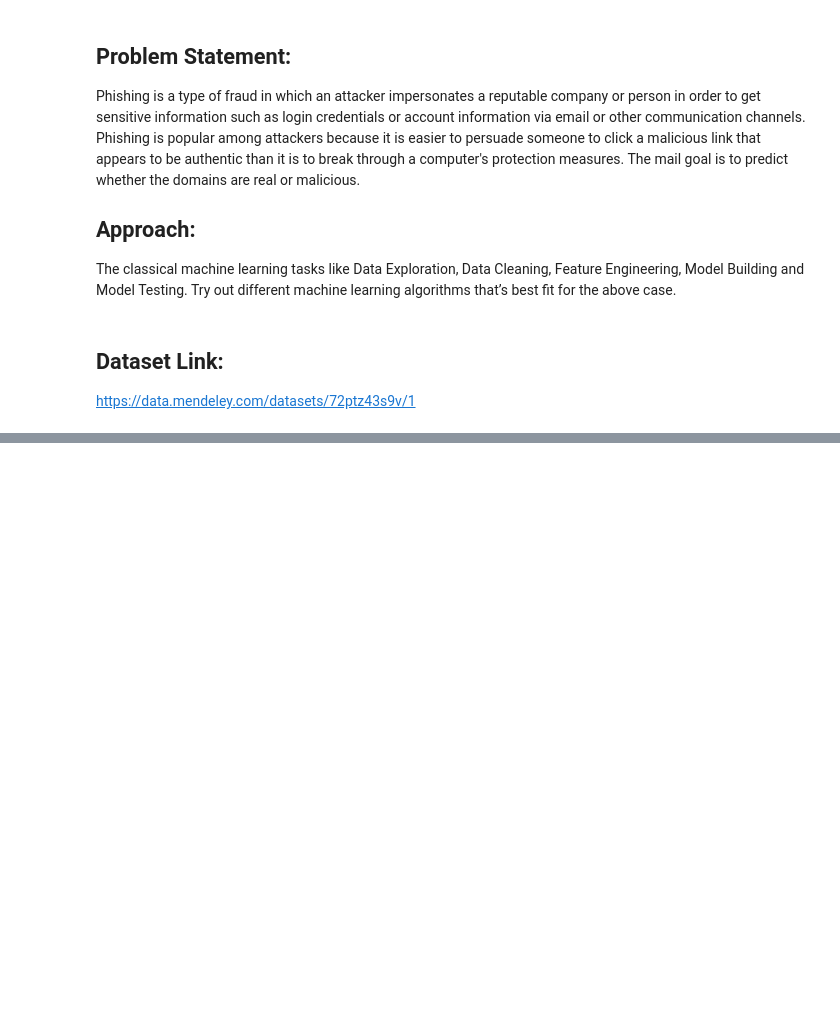
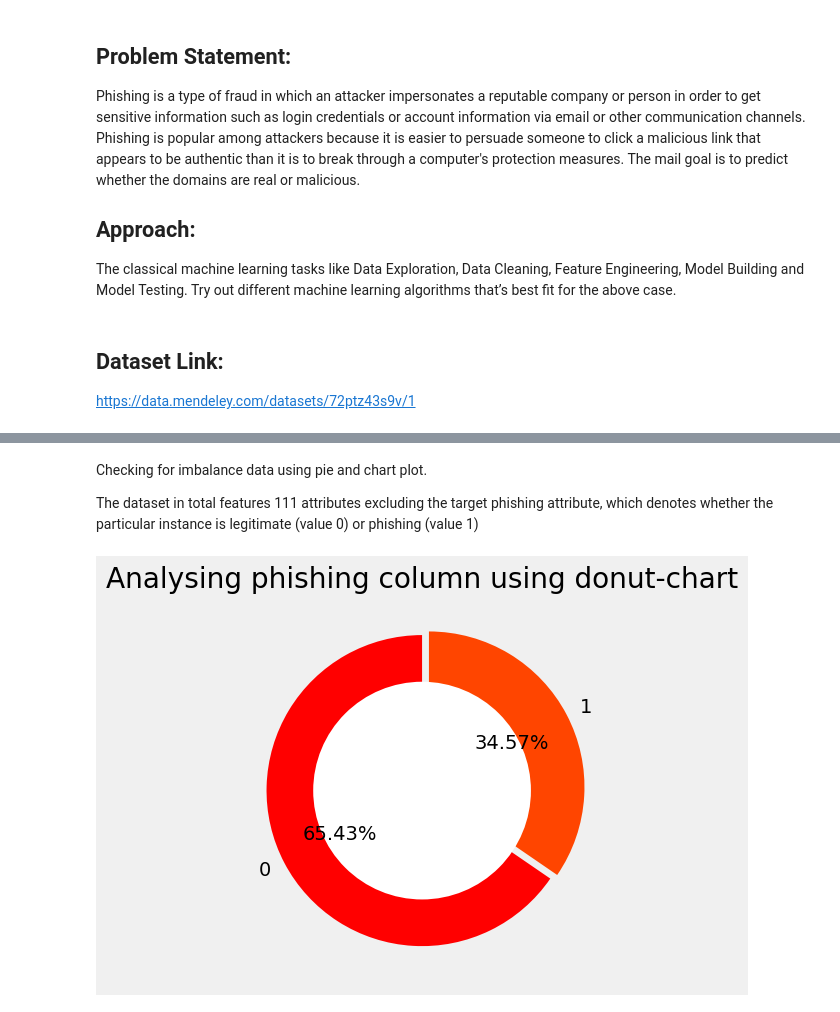
Before and after one commit to nevetto/phishing_domain_detection, a Jupyter notebook: notebook/EDA PHISHING DOMAIN.ipynb, the cells around one changed output, grey strips where cells are left out. Drawn from its saved outputs; the diff is of its cells as text; code cells hidden in the pictures; blank space fills up the shorter version.

```diff
--- a/notebook/EDA PHISHING DOMAIN.ipynb
+++ b/notebook/EDA PHISHING DOMAIN.ipynb
@@ -29,0 +191,19 @@ https://data.mendeley.com/datasets/72ptz43s9v/1
+# %% [markdown]
+Checking for imbalance data using pie and chart plot.
+
+The dataset in total features 111 attributes excluding the target phishing attribute, which denotes whether the particular instance is legitimate (value 0) or phishing (value 1)
+# %%
+with plt.style.context(style="fivethirtyeight"):
+    plt.pie(x=dict(phishing_dataset2['phishing'].value_counts()).values(),
+           labels=dict(phishing_dataset2['phishing'].value_counts()).keys(),
+           autopct="%.2f%%",
+           colors=['red','orangered'],
+           startangle=90,
+           explode=[0,0.05])
+    centre_circle=plt.Circle((0,0),0.70,fc='white')
+    fig=plt.gcf()
+    fig.gca().add_artist(centre_circle)
+    plt.title(label="Analysing phishing column using donut-chart")
+    plt.show()
+# %% [output]
+[figure, added]
```
Also changed, not shown: parts of 31 cells of this notebook, 2 other files.
